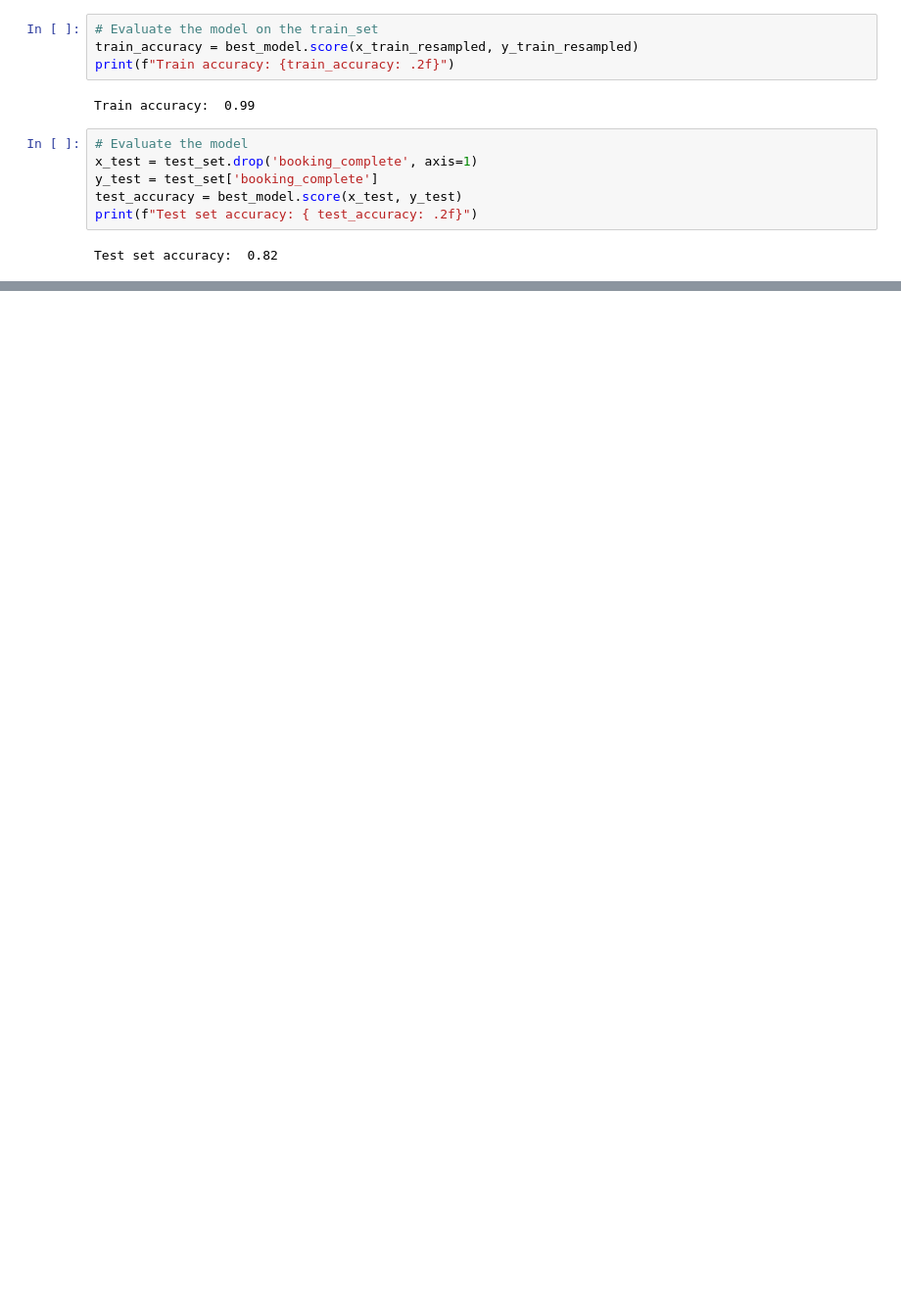
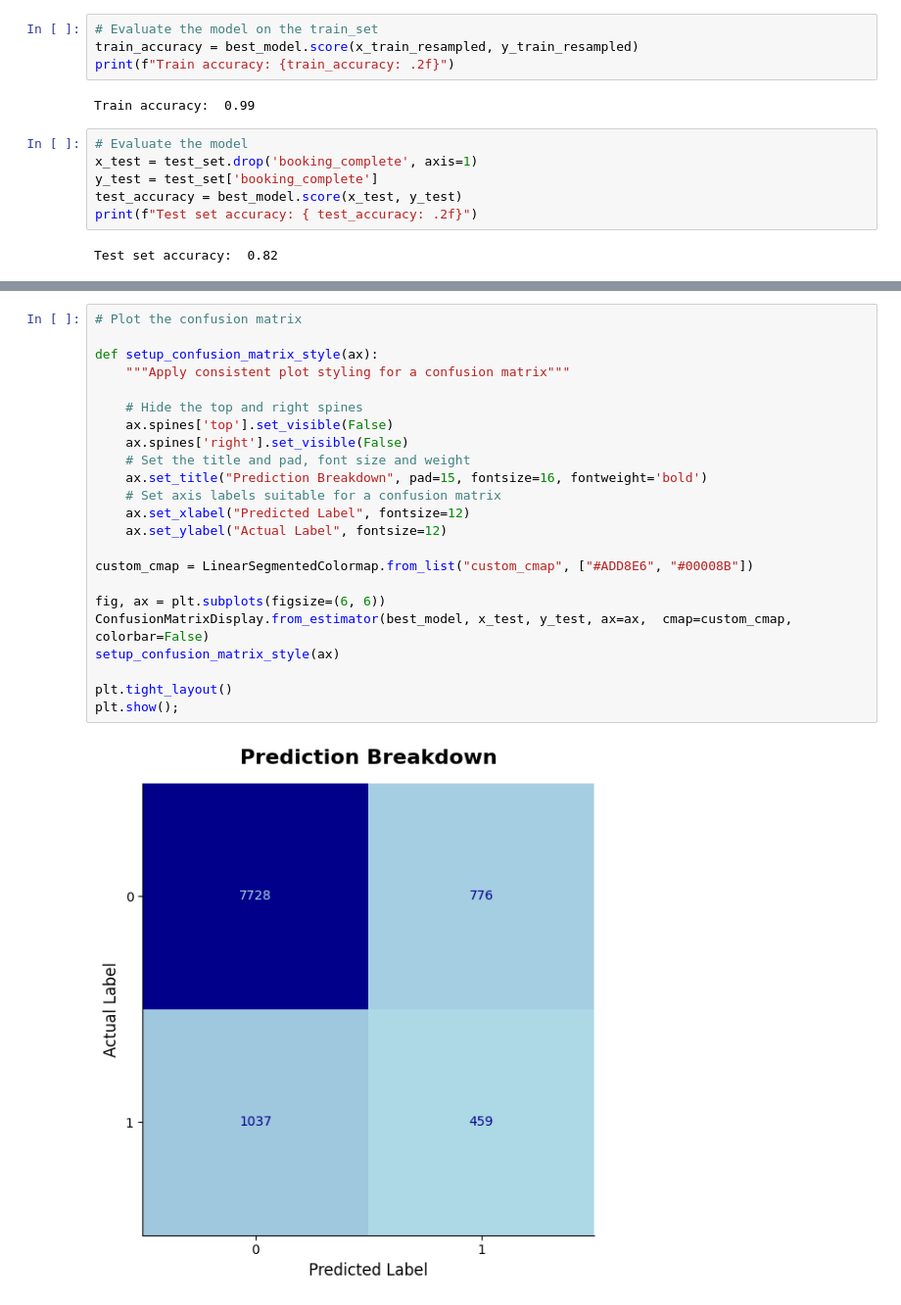
Before and after one commit to IfeanyiEmeagi/British-Airways-Customer-Feedback-Reviews, a Jupyter notebook: customer_booking_prediction.ipynb, the cells around one changed output, grey strips where cells are left out. Shown at 98% size. Cells and saved outputs as stored; diff of their text form; blank space fills up the shorter version.

Commit message:
complete customer buying behaviour: ml insights

```diff
--- a/customer_booking_prediction.ipynb
+++ b/customer_booking_prediction.ipynb
@@ -177,0 +166,25 @@ Name: proportion, dtype: float64
+# %%
+# Plot the confusion matrix
+
+def setup_confusion_matrix_style(ax):
+    """Apply consistent plot styling for a confusion matrix"""
+
+    # Hide the top and right spines
+    ax.spines['top'].set_visible(False)
+    ax.spines['right'].set_visible(False)
+    # Set the title and pad, font size and weight
+    ax.set_title("Prediction Breakdown", pad=15, fontsize=16, fontweight='bold')
+    # Set axis labels suitable for a confusion matrix
+    ax.set_xlabel("Predicted Label", fontsize=12)
+    ax.set_ylabel("Actual Label", fontsize=12)
+
+custom_cmap = LinearSegmentedColormap.from_list("custom_cmap", ["#ADD8E6", "#00008B"])
+
+fig, ax = plt.subplots(figsize=(6, 6))
+ConfusionMatrixDisplay.from_estimator(best_model, x_test, y_test, ax=ax,  cmap=custom_cmap, colorbar=False)
+setup_confusion_matrix_style(ax)
+
+plt.tight_layout()
+plt.show();
+# %% [output]
+[figure, added]
```
Also changed, not shown: parts of 11 cells of this notebook, 3 other files.
